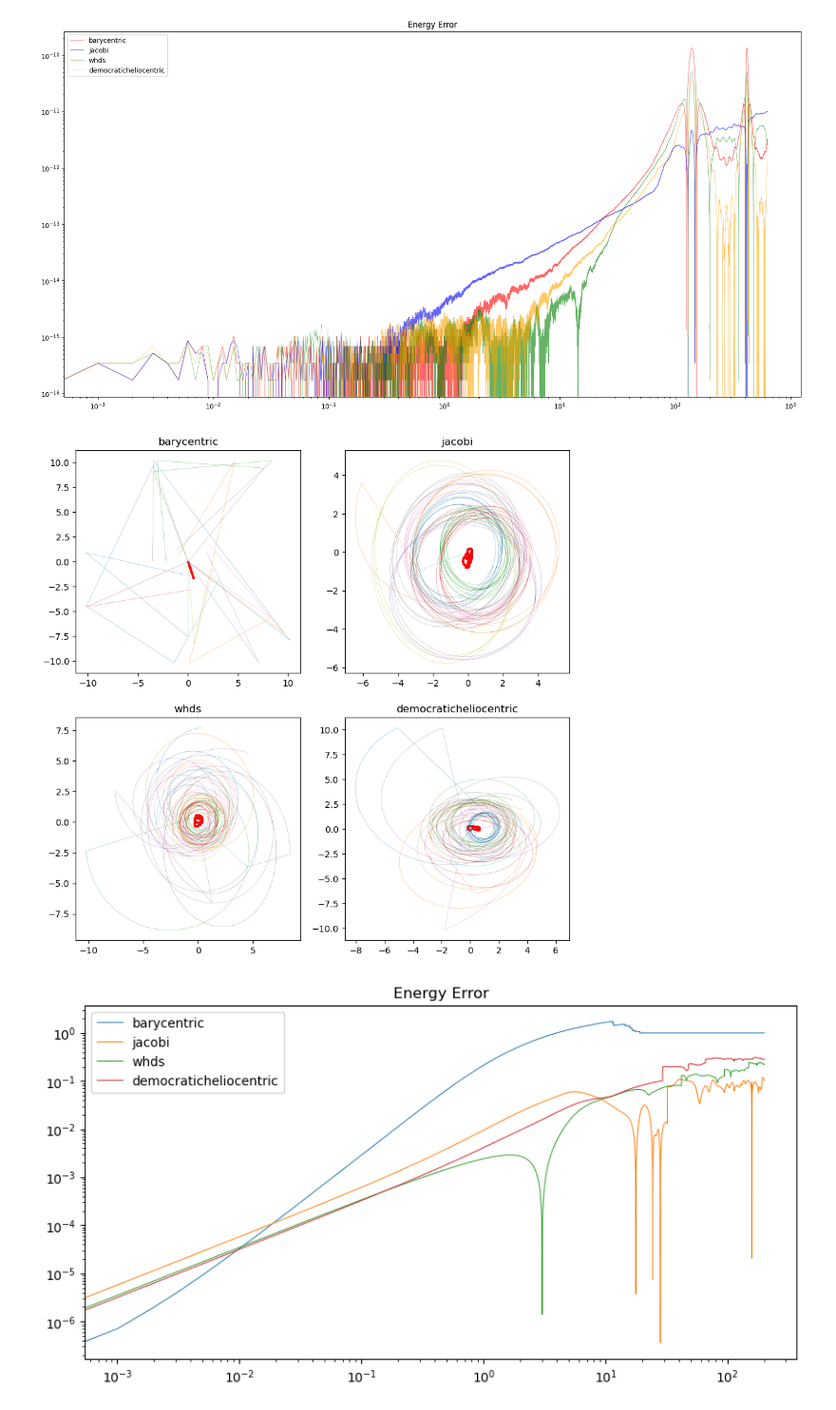
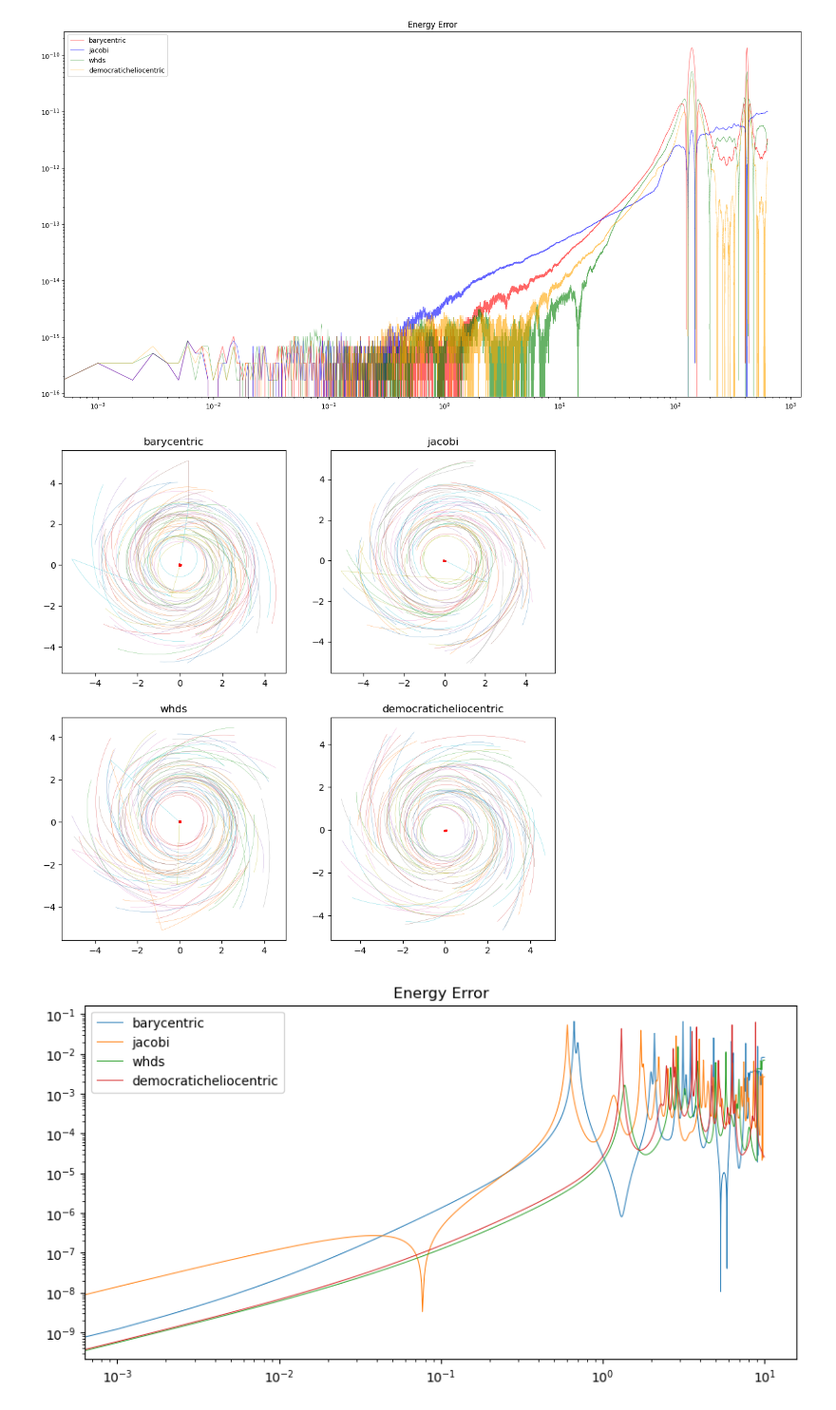
Before and after one commit to luke-wriglesworth/rebound, a Jupyter notebook: barycentric testing/Barycentric_whfast_test.ipynb, the cells around one changed output. Shown at 95% size. Saved outputs shown, nothing was run; the diff lists cells and outputs as text; code cells hidden in the pictures.

```diff
--- a/barycentric testing/Barycentric_whfast_test.ipynb
+++ b/barycentric testing/Barycentric_whfast_test.ipynb
@@ -649,7 +649,7 @@ import tqdm
 dt = 1e-3
 coordinates = ["barycentric", "jacobi", "whds", "democraticheliocentric"]
 n_coords = len(coordinates)
-t_final = 200
+t_final = 10
 times = np.arange(0, t_final, dt)
 
 def init_particles(sim):
@@ -671,13 +671,12 @@ def init_particles(sim):
     # sim.add(a=12.)
     # sim.add(a=24.)
 
-    N = 10
+    N = 100
     boxsize = 10.2
     disc_mass = 2e-1
     sim.add(m=1.0)
     sim.boundary = "open"
-    sim.configure_box(boxsize, 2,2,1)
-    sim.softening = 1e6
+    sim.configure_box(boxsize, 1,1,1)
 
     for i in range(N):
         a = boxsize/10 * ((boxsize/2/1.2)/(boxsize/10))**np.random.power(1.5)
@@ -703,6 +702,7 @@ def run_sim(coord):
     #     sim.ri_whfast.corrector = 3
     sim.ri_whfast.coordinates = coord
     sim.dt = dt
+    sim.softening = 0.02
     e_initial = sim.energy()
     for i, t in enumerate(times):
         sim.integrate(t)
@@ -711,32 +711,32 @@ def run_sim(coord):
             x[j, i] = sim.particles[j].x
             y[j, i] = sim.particles[j].y
             z[j, i] = sim.particles[j].z
     sim = None
     return energy_errors, x, y, z
 with ProcessPoolExecutor(max_workers=14,mp_context=mp.get_context('fork')) as executor:
     results = list(tqdm.tqdm(executor.map(run_sim, coordinates),total=len(coordinates)))
 x = np.array([r[1] for r in results])
 y = np.array([r[2] for r in results])
 z = np.array([r[3] for r in results])
 energy_errors = np.array([r[0] for r in results])
 
 fig, axs = plt.subplots(2, 2, figsize=(10,10))
 axs = axs.flatten()
 for i, coord in enumerate(coordinates):
     axs[i].set_title(coord)
     axs[i].scatter(x[i, 0], y[i, 0], s=0.6, color="red")
     for j in range(1,x.shape[1]):
         axs[i].plot(x[i, j], y[i, j], lw=0.2)
 plt.show()
 
 fig = plt.figure(figsize=(10,5))
 plt.title("Energy Error")
 for i, coord in enumerate(coordinates):
     plt.plot(times, energy_errors[i], label=coord, lw=0.7)
 plt.yscale("log")
 plt.xscale("log")
 plt.legend()
 plt.show()
 # %% [output]
-[figure, old version]
+[figure, new version]
-[figure, old version]
+[figure, new version]
```
